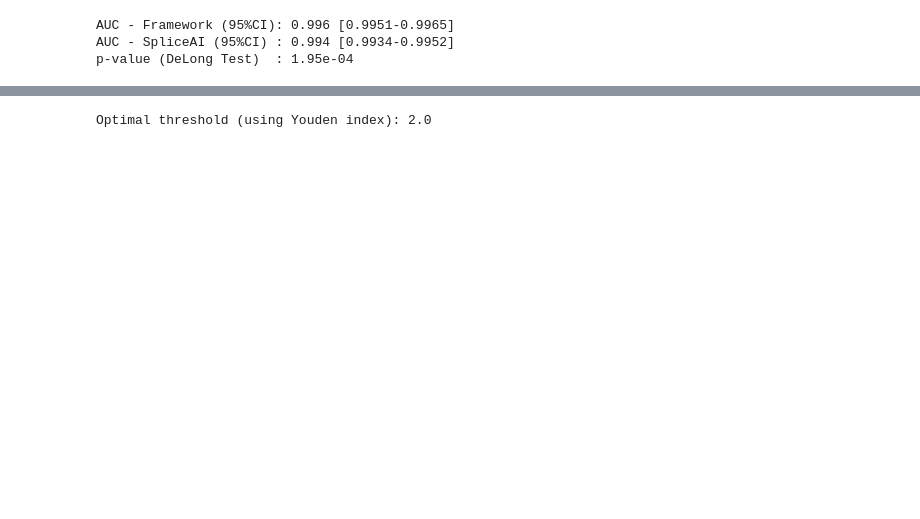
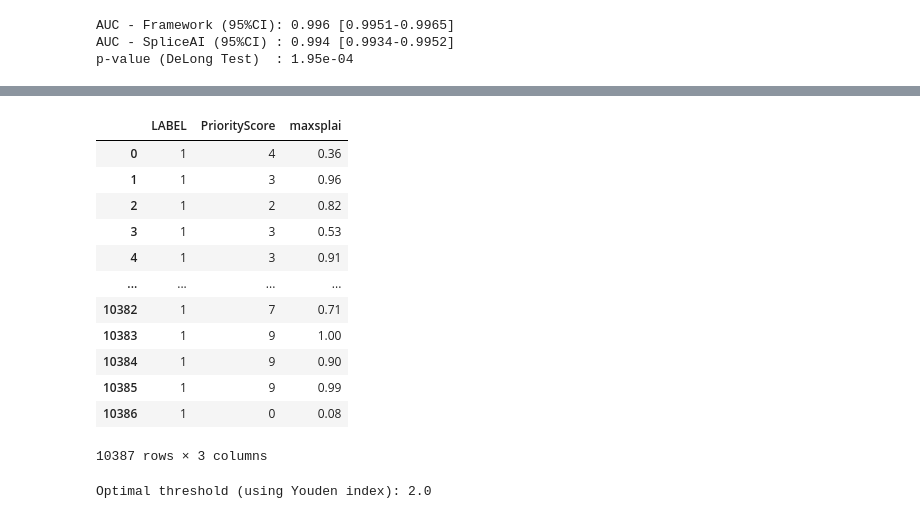
Before and after one commit to ysut/dev, a Jupyter notebook: ValidationData/AUC/roc copy 5.ipynb, the cells around one changed output, grey strips where cells are left out. Saved outputs shown, nothing was run; the diff lists cells and outputs as text; code cells hidden in the pictures; blank space fills up the shorter version.

```diff
--- a/ValidationData/AUC/roc copy 5.ipynb
+++ b/ValidationData/AUC/roc copy 5.ipynb
@@ -585,2 +582,18 @@ results2
+# %%
+tp
+# %% [output]
+|  | LABEL | PriorityScore | maxsplai |
+| 0 | 1 | 4 | 0.36 |
+| 1 | 1 | 3 | 0.96 |
+| 2 | 1 | 2 | 0.82 |
+| 3 | 1 | 3 | 0.53 |
+| 4 | 1 | 3 | 0.91 |
+| ... | ... | ... | ... |
+| 10382 | 1 | 7 | 0.71 |
+| 10383 | 1 | 9 | 1.00 |
+| 10384 | 1 | 9 | 0.90 |
+| 10385 | 1 | 9 | 0.99 |
+| 10386 | 1 | 0 | 0.08 |
+10387 rows × 3 columns
 # %%
 fig_opti.show()
```
Also changed, not shown: parts of 13 cells of this notebook, 1 other file.
